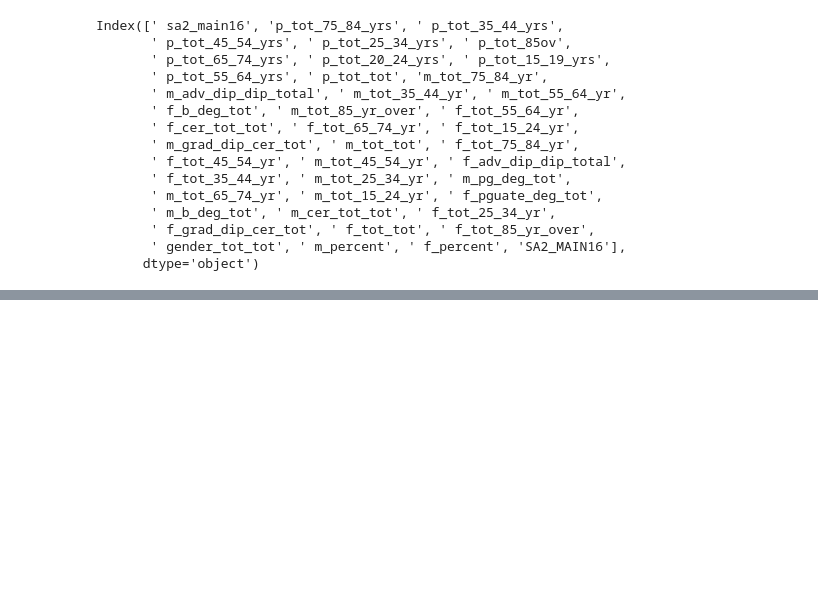
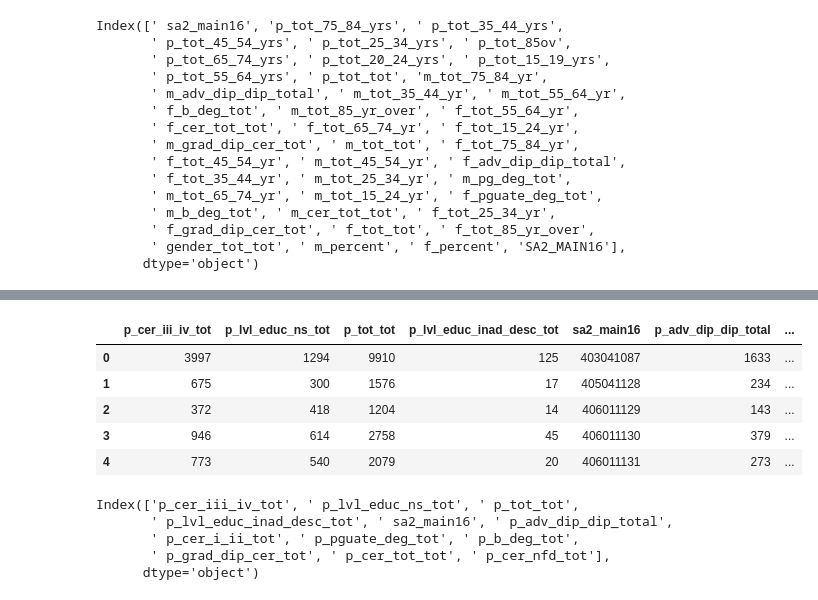
Before and after one commit to cjsyzwsh/South_Australia_Transport_Econ, a Jupyter notebook: notebooks/jason/3.4-social-economic_var_cleaning.ipynb, the cells around one changed output, grey strips where cells are left out. Cells and saved outputs as stored; diff of their text form; code cells hidden in the pictures; blank space fills up the shorter version.

```diff
--- a/notebooks/jason/3.4-social-economic_var_cleaning.ipynb
+++ b/notebooks/jason/3.4-social-economic_var_cleaning.ipynb
@@ -183,0 +218,19 @@ Index([' sa2_main16', 'p_tot_75_84_yrs', ' p_tot_35_44_yrs',
+# %%
+all_educ_df = pd.read_csv(mount_path + "SA data/data_all_educ.csv")
+# %%
+all_educ_df.head()
+# %% [output]
+|  | p_cer_iii_iv_tot | p_lvl_educ_ns_tot | p_tot_tot | p_lvl_educ_inad_desc_tot | sa2_main16 | p_adv_dip_dip_total | ... |
+| 0 | 3997 | 1294 | 9910 | 125 | 403041087 | 1633 | ... |
+| 1 | 675 | 300 | 1576 | 17 | 405041128 | 234 | ... |
+| 2 | 372 | 418 | 1204 | 14 | 406011129 | 143 | ... |
+| 3 | 946 | 614 | 2758 | 45 | 406011130 | 379 | ... |
+| 4 | 773 | 540 | 2079 | 20 | 406011131 | 273 | ... |
+# %%
+all_educ_df.columns
+# %% [output]
+Index(['p_cer_iii_iv_tot', ' p_lvl_educ_ns_tot', ' p_tot_tot',
+       ' p_lvl_educ_inad_desc_tot', ' sa2_main16', ' p_adv_dip_dip_total',
+       ' p_cer_i_ii_tot', ' p_pguate_deg_tot', ' p_b_deg_tot',
+       ' p_grad_dip_cer_tot', ' p_cer_tot_tot', ' p_cer_nfd_tot'],
+      dtype='object')
```
Also changed, not shown: parts of 20 cells of this notebook.
